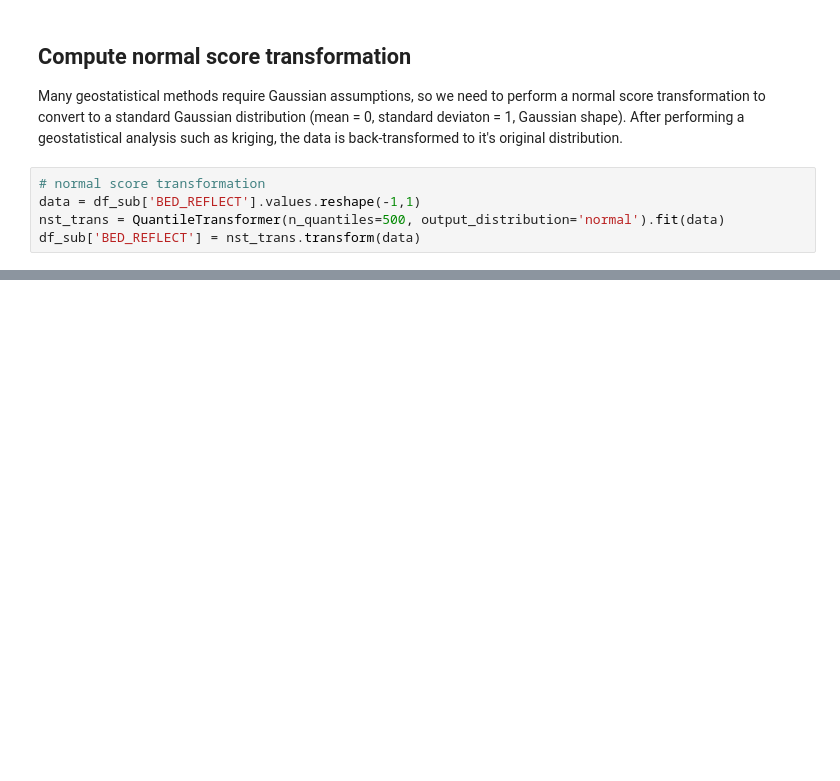
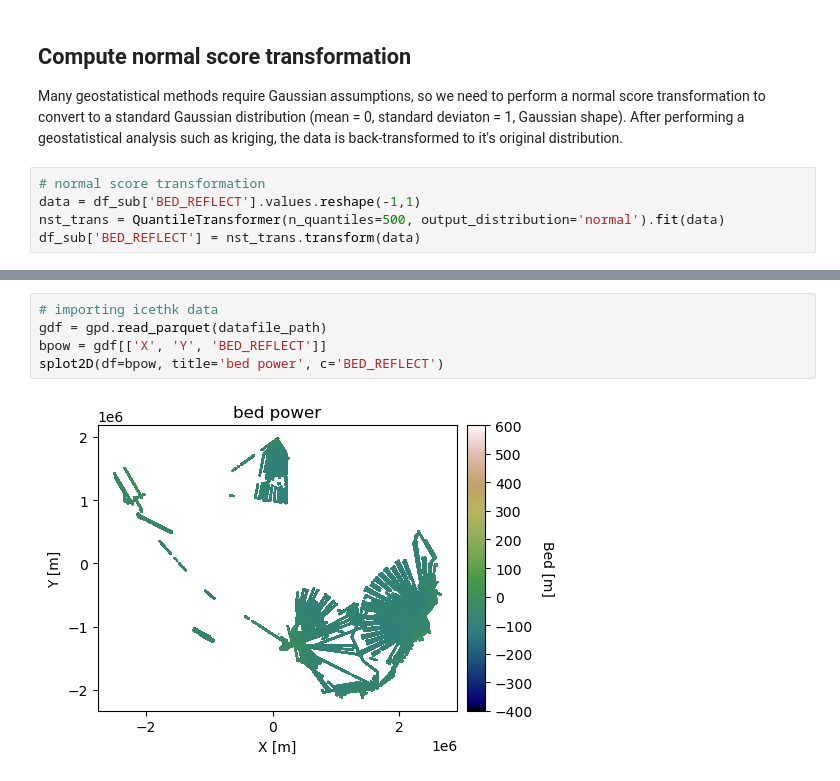
Before and after one commit to elizadawson/gstatsimbook, a Jupyter notebook: examples/large_radar_dataset.ipynb, the cells around one changed output, grey strips where cells are left out. Saved outputs shown, nothing was run; the diff lists cells and outputs as text; blank space fills up the shorter version.

```diff
--- a/examples/large_radar_dataset.ipynb
+++ b/examples/large_radar_dataset.ipynb
@@ -412,0 +421,7 @@ plt.show()
+# %%
+# importing icethk data
+gdf = gpd.read_parquet(datafile_path)
+bpow = gdf[['X', 'Y', 'BED_REFLECT']]
+splot2D(df=bpow, title='bed power', c='BED_REFLECT')
+# %% [output]
+[figure, added]
```
Also changed, not shown: parts of 23 cells of this notebook.
